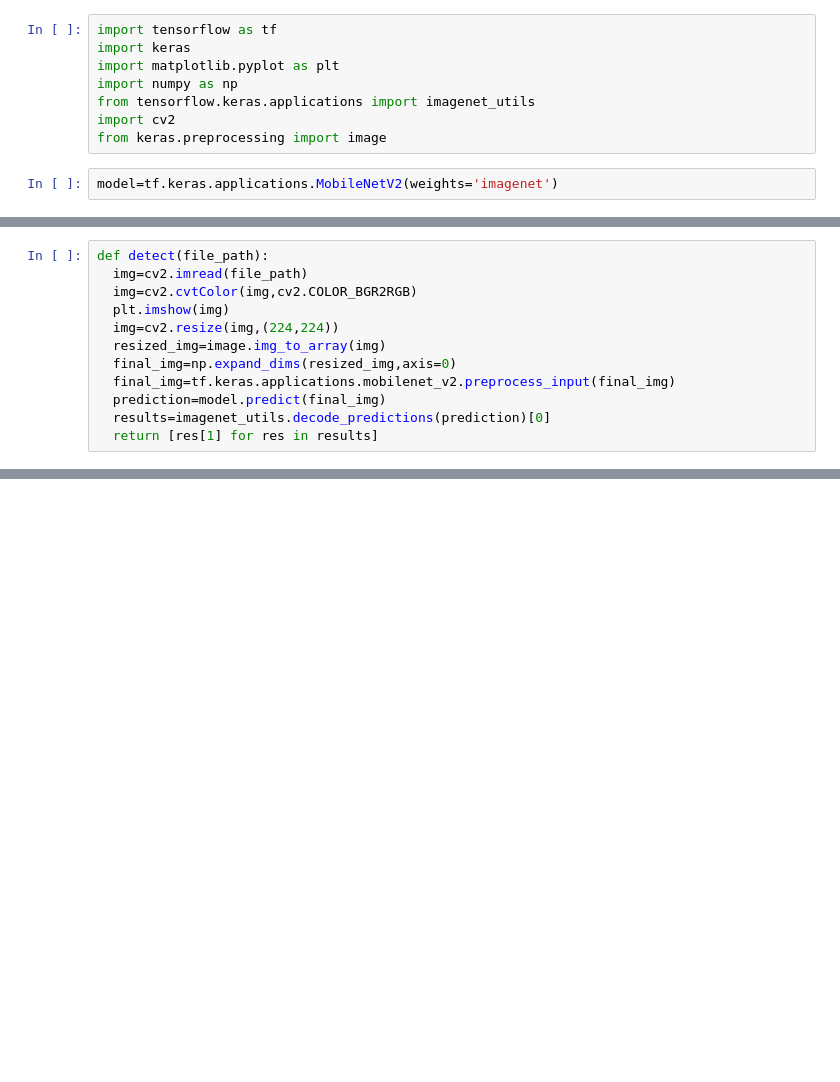
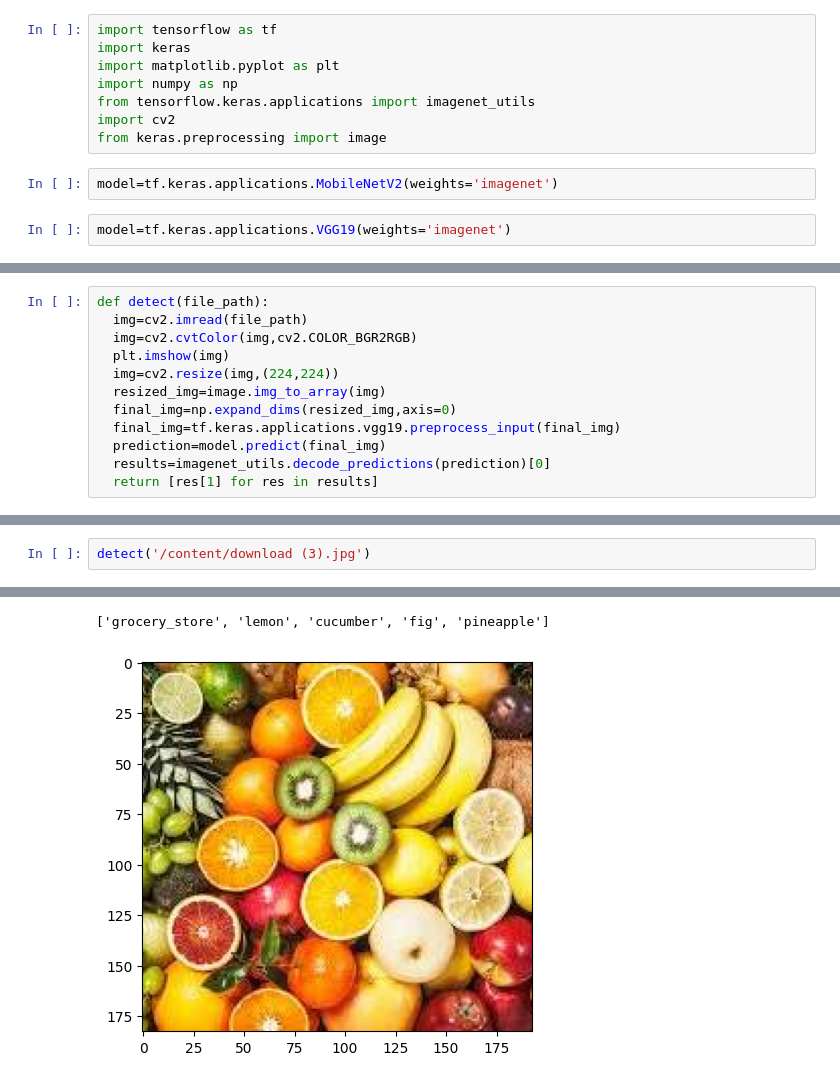
Before and after one commit to lalitha-sahitya/Multiple-Objects-Classification, a Jupyter notebook: multiple_image_recognition.ipynb, the cells around one changed output, grey strips where cells are left out. Saved outputs shown, nothing was run; the diff lists cells and outputs as text; blank space fills up the shorter version.

```diff
--- a/multiple_image_recognition.ipynb
+++ b/multiple_image_recognition.ipynb
@@ -8,3 +10,5 @@ import cv2
 from keras.preprocessing import image
 # %%
 model=tf.keras.applications.MobileNetV2(weights='imagenet')
+# %%
+model=tf.keras.applications.VGG19(weights='imagenet')
@@ -16,7 +23,7 @@ def detect(file_path):
   img=cv2.resize(img,(224,224))
   resized_img=image.img_to_array(img)
   final_img=np.expand_dims(resized_img,axis=0)
-  final_img=tf.keras.applications.mobilenet_v2.preprocess_input(final_img)
+  final_img=tf.keras.applications.vgg19.preprocess_input(final_img)
   prediction=model.predict(final_img)
   results=imagenet_utils.decode_predictions(prediction)[0]
   return [res[1] for res in results]
@@ -34 +41,4 @@ detect('/content/images (1).jpg')
 [figure]
+# %%
+detect('/content/download (3).jpg')
+# %% [output]
@@ -34,0 +46,2 @@ detect('/content/images (1).jpg')
+['grocery_store', 'lemon', 'cucumber', 'fig', 'pineapple']
+[figure, added]
```
Also changed, not shown: parts of 6 cells of this notebook.
